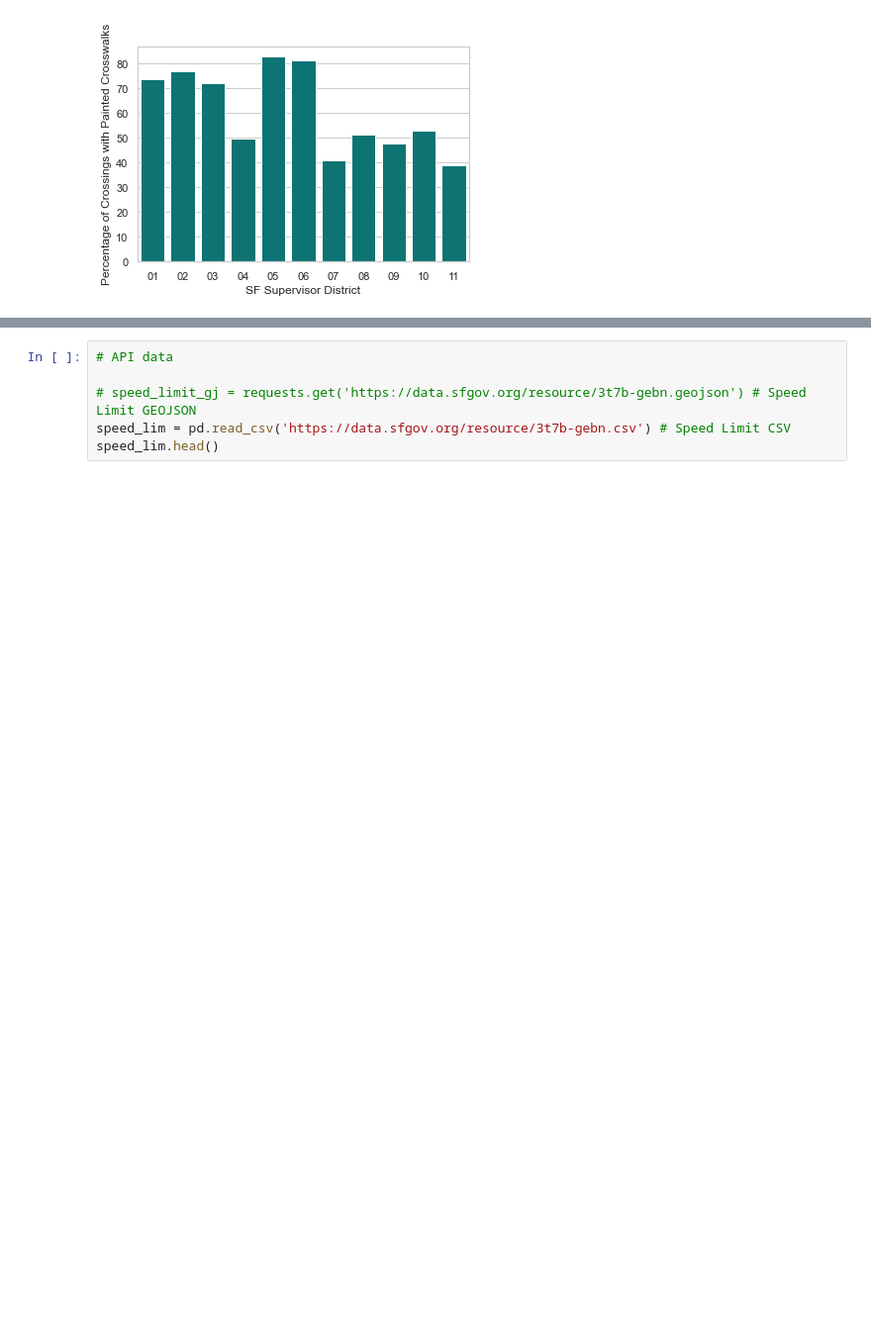
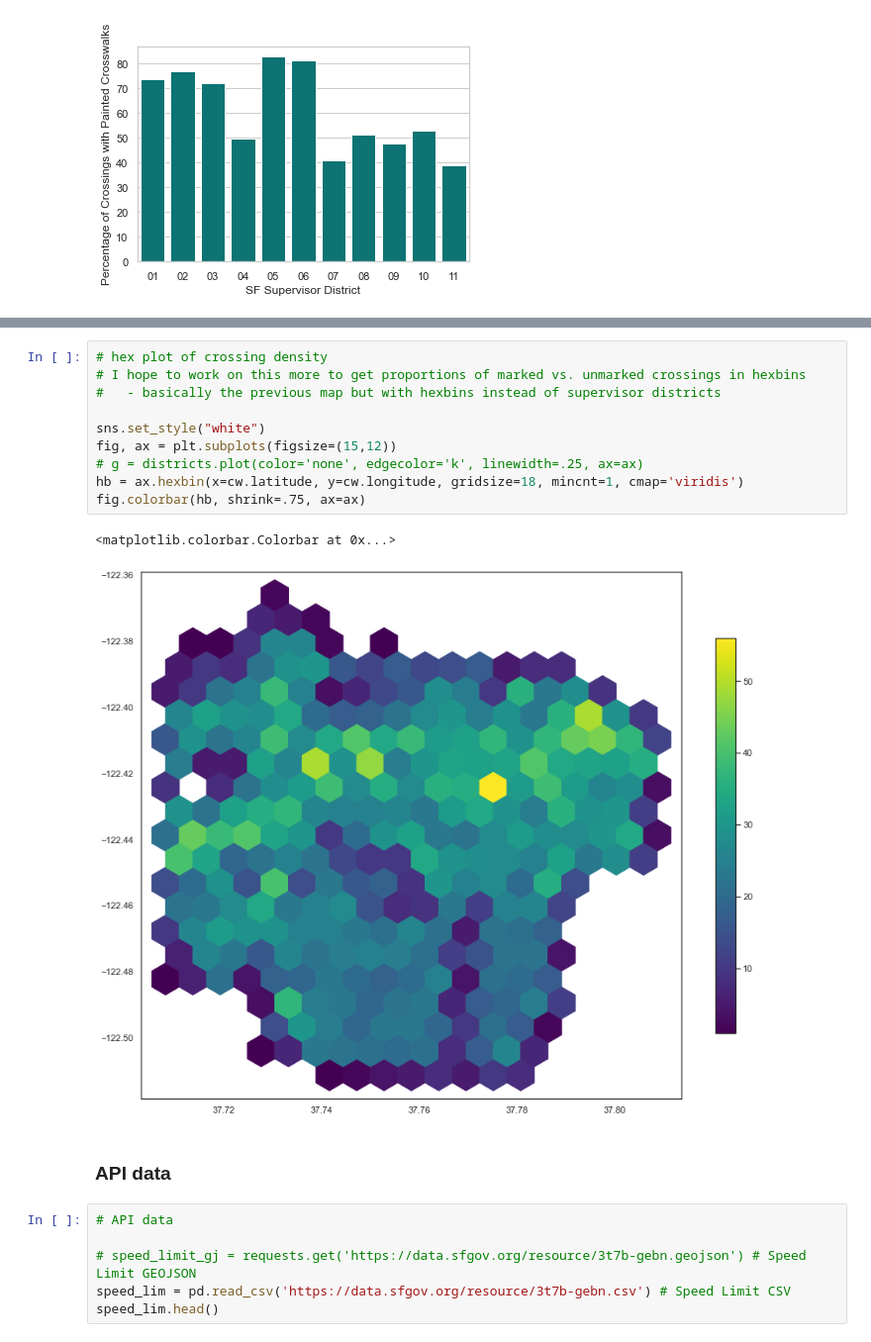
Before and after one commit to hua-mike/cp255-project, a Jupyter notebook: cp255-project-nb.ipynb, the cells around one changed output, grey strips where cells are left out. Shown at 99% size. Drawn from its saved outputs; the diff is of its cells as text; blank space fills up the shorter version.

```diff
--- a/cp255-project-nb.ipynb
+++ b/cp255-project-nb.ipynb
@@ -110,3 +114,18 @@ cw_bydist.plot(column = 'yes_cw_pct',cmap='YlGn', figsize=(14,10), legend=True)
+# %%
+# hex plot of crossing density
+# I hope to work on this more to get proportions of marked vs. unmarked crossings in hexbins
+#   - basically the previous map but with hexbins instead of supervisor districts
+
+sns.set_style("white")
+fig, ax = plt.subplots(figsize=(15,12))
+# g = districts.plot(color='none', edgecolor='k', linewidth=.25, ax=ax)
+hb = ax.hexbin(x=cw.latitude, y=cw.longitude, gridsize=18, mincnt=1, cmap='viridis')
+fig.colorbar(hb, shrink=.75, ax=ax)
+# %% [output]
+<matplotlib.colorbar.Colorbar at 0x...>
+[figure, added]
+# %% [markdown]
+### API data
 # %%
 # API data
 
```
Also changed, not shown: parts of 15 cells of this notebook.
